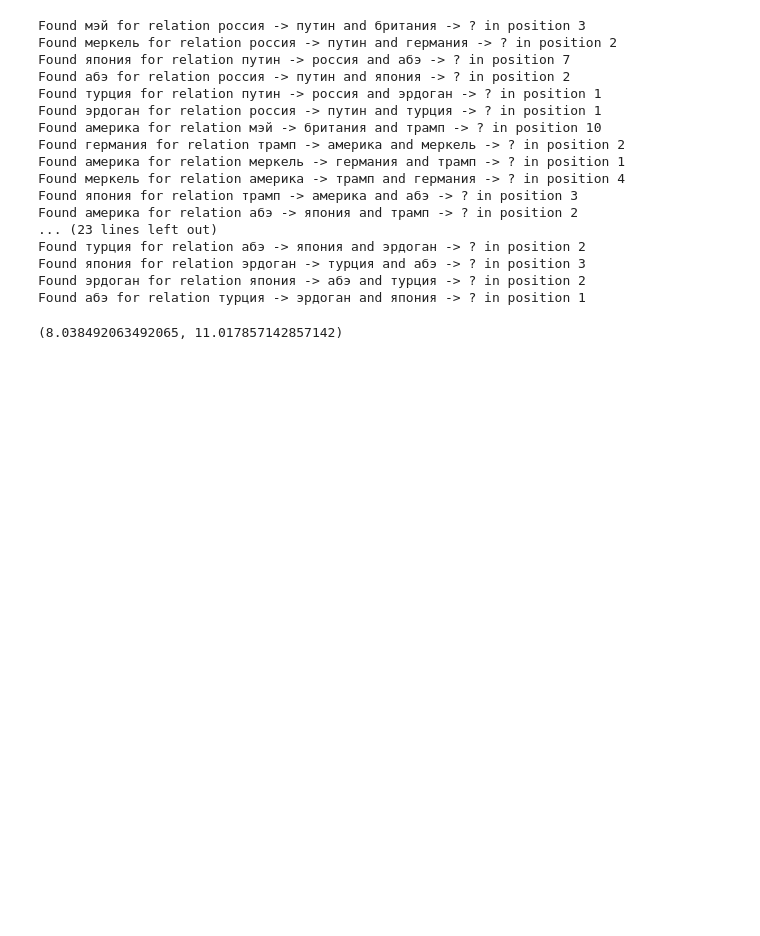
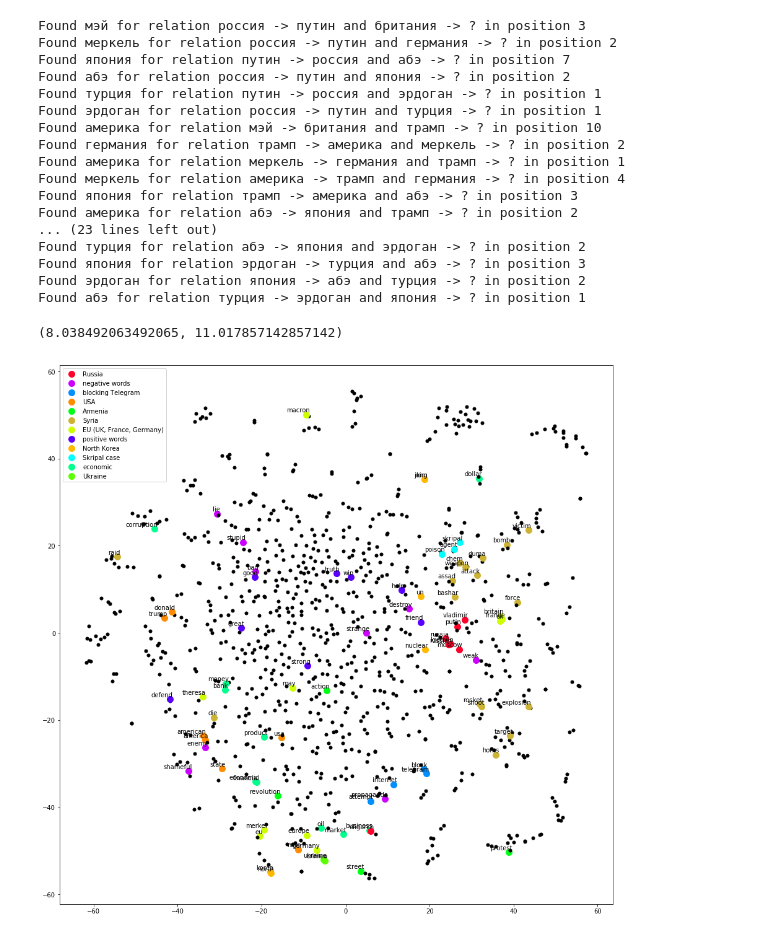
Before and after one commit to alexandrov-nikita/StatisticalNLP, a Jupyter notebook: scripts/model_generator.ipynb, the cells around one changed output. Cells and saved outputs as stored; diff of their text form; code cells hidden in the pictures; blank space fills up the shorter version.

```diff
--- a/scripts/model_generator.ipynb
+++ b/scripts/model_generator.ipynb
@@ -279,3 +336,23 @@ Found япония for relation эрдоган -> турция and абэ -> ? i
 Found эрдоган for relation япония -> абэ and турция -> ? in position 2
 Found абэ for relation турция -> эрдоган and япония -> ? in position 1
 (8.038492063492065, 11.017857142857142)
+# %%
+imp_words_en = [['putin', 'vladimir', 'russia', 'rf', 'russian', 'kremlin', 'oligarch', 'medvedev', 'moscow'],
+    ['trump', 'usa', 'donald', 'state', 'america', 'american', 'nato'],
+    ['kim', 'jong', 'un', 'korea', 'north', 'dprk', 'nuclear'],
+    ['may', 'theresa', 'macron', 'france', 'germany', 'merkel', 'eu', 'britain', 'uk', 'europe'],
+    ['ukraine', 'crimea', 'kiev', 'donbass', 'poroshenko'],
+    ['armenia', 'sargsyan', 'protest', 'street', 'yerevan', 'revolution', 'action'],
+    ['money', 'rouble', 'dollar', 'economic', 'business', 'market', 'financial', 'money', 'corruption', 'bank', 'finances', 'oil', 'product', 'currency'],
+    ['solsbery', 'skripal', 'novichok', 'poisonning', 'poison', 'agent', 'substance'],
+     ['durov', 'telegram', 'blocking', 'rkn', 'roskomnadzor', 'block', 'attempt', 'internet'],
+    ['assad', 'bashar', 'attack', 'chem', 'weapon', 'rocket', 'explosion', 'victim',
+     'raid', 'die', 'force', 'homs', 'duma', 'shoot', 'target', 'bomb'],
+    ['strong', 'good', 'great', 'win', 'friend', 'clever', 'truth', 'help', 'defend'],
+    ['weak', 'bad', 'shameful', 'destroy', 'enemy', 'stupid', 'lie',  'strange', 'aggressor', 'propaganda']]
+# %%
+from gensim import models
+best_model_en = models.Word2Vec.load('../models/en/model-sg=1-size=50-window=15-mincount=50-downsampling=no-0')
+qqq, www = tsne_plot(best_model_en, imp_words_en, colors, desc, 180)
+# %% [output]
+[figure, added]
```
Also changed, not shown: parts of 7 cells of this notebook, 7 other files.
